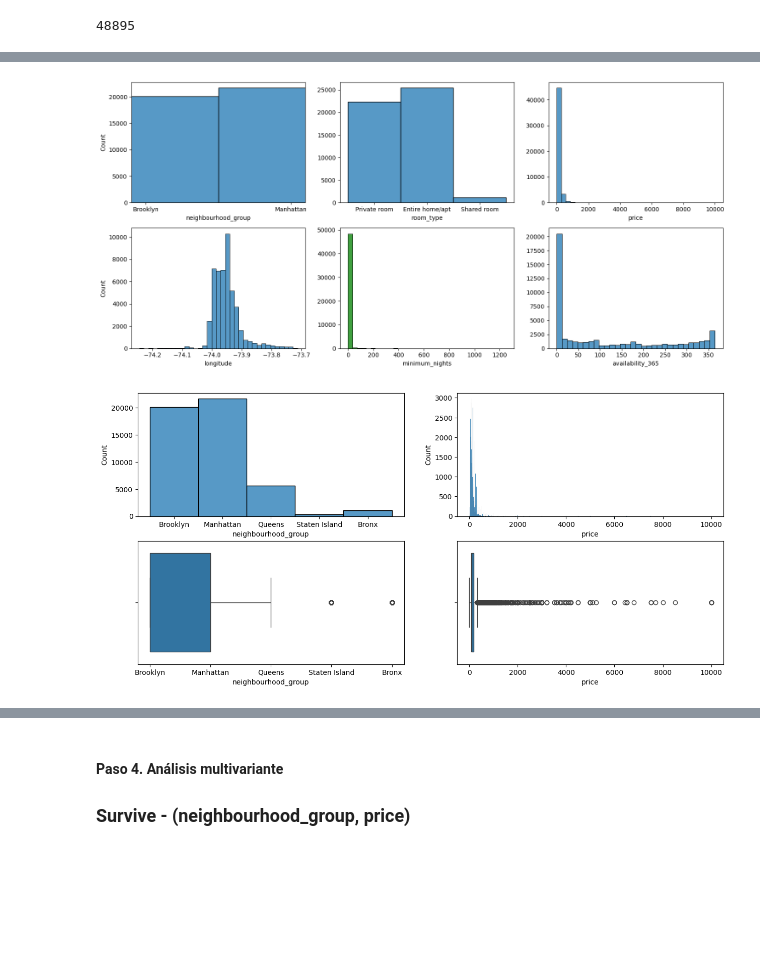
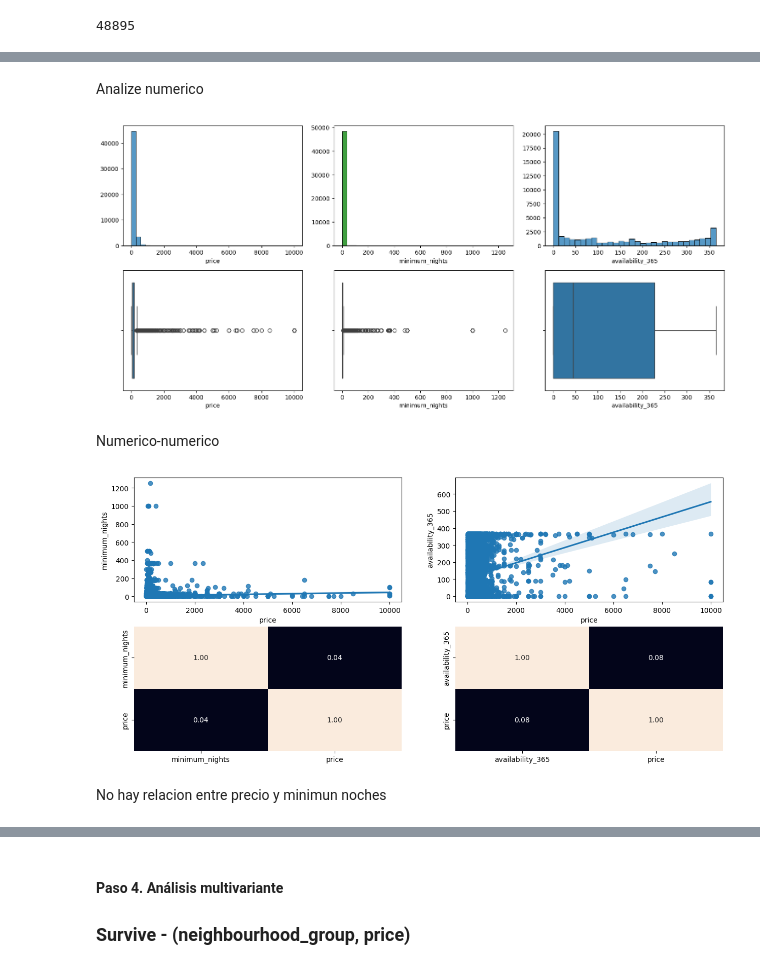
Before and after one commit to OlgaKurganova/EDA, a Jupyter notebook: src/explore.ipynb, the cells around one changed output, grey strips where cells are left out. Drawn from its saved outputs; the diff is of its cells as text; code cells hidden in the pictures; blank space fills up the shorter version.

```diff
--- a/src/explore.ipynb
+++ b/src/explore.ipynb
@@ -130,34 +168,37 @@ total_data.head()
+# %% [markdown]
+Analize numerico
 # %%
 import matplotlib.pyplot as plt
 import seaborn as sns
 
 fig, axis = plt.subplots(2, 3, figsize = (15, 7))
 
-# Crear un histograma múltiple
-sns.histplot(ax = axis[0, 0], data = total_data, x = "neighbourhood_group").set_xlim(-0.1, 1.1)
-sns.histplot(ax = axis[0, 1], data = total_data, x = "room_type").set(ylabel = None)
-sns.histplot(ax = axis[0, 2], data = total_data, x = "price",bins=35).set(ylabel = None)
-sns.histplot(ax = axis[1, 0], data = total_data, x = "longitude",bins=35)
-sns.histplot(ax = axis[1, 1], data = total_data, x = "minimum_nights",bins=35, color='green').set(ylabel = None)
-sns.histplot(ax = axis[1, 2], data = total_data, x = "availability_365").set(ylabel = None)
-
-
+sns.histplot(ax = axis[0, 0], data = total_data, x = "price",bins=35).set(ylabel = None)
+sns.boxplot(ax = axis[1, 0], data = total_data, x = "price")
+sns.histplot(ax = axis[0, 1], data = total_data, x = "minimum_nights",bins=35, color='green').set(ylabel = None)
+sns.boxplot(ax = axis[1, 1], data = total_data, x = "minimum_nights")
+sns.histplot(ax = axis[0, 2], data = total_data, x = "availability_365").set(ylabel = None)
+sns.boxplot(ax = axis[1, 2], data = total_data, x = "availability_365")
 # Ajustar el layout
 plt.tight_layout()
 
 # Mostrar el plot
 plt.show()
 # %% [output]
-[figure, old version]
+[figure, new version]
+# %% [markdown]
+Numerico-numerico
 # %%
 fig, axis = plt.subplots(2, 2, figsize = (15, 7))
 
-sns.histplot(total_data, x = "neighbourhood_group", ax = axis[0, 0])
-sns.boxplot(total_data, x = "neighbourhood_group", ax = axis[1, 0])
+sns.regplot(ax = axis[0, 0], data = total_data , x = "price", y = "minimum_nights")
+sns.heatmap(total_data[["minimum_nights", "price"]].corr(), annot = True, fmt = ".2f", ax = axis[1, 0], cbar = False)
+sns.regplot(ax = axis[0, 1], data = total_data , x = "price", y = "availability_365")
+sns.heatmap(total_data[["availability_365", "price"]].corr(), annot = True, fmt = ".2f", ax = axis[1, 1], cbar = False)
 
-sns.histplot(total_data, x = "price", ax = axis[0, 1])
-sns.boxplot(total_data, x = "price", ax = axis[1, 1])
 
 plt.show()
 # %% [output]
-[figure, old version]
+[figure, new version]
+# %% [markdown]
+No hay relacion entre precio y minimun noches
```
Also changed, not shown: parts of 19 cells of this notebook.
